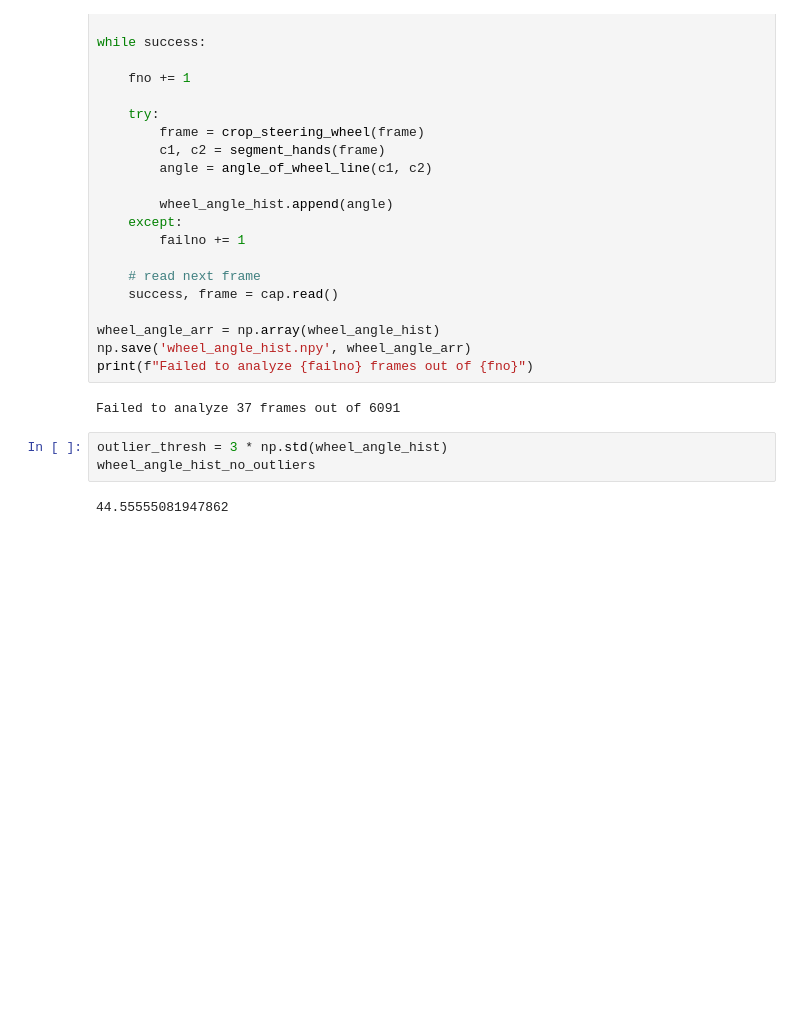
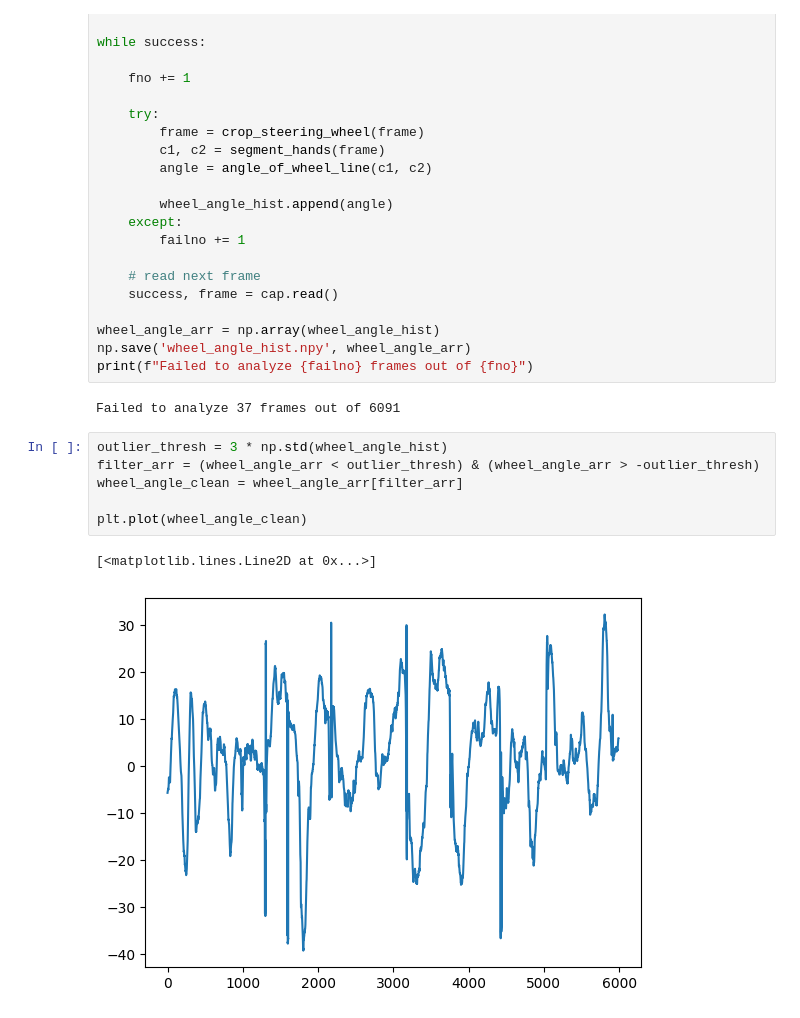
Before and after one commit to Timevdo/cs585-project, a Jupyter notebook: audi_workbook.ipynb, the cells around one changed output. Saved outputs shown, nothing was run; the diff lists cells and outputs as text; blank space fills up the shorter version.

```diff
--- a/audi_workbook.ipynb
+++ b/audi_workbook.ipynb
@@ -116,6 +116,10 @@ print(f"Failed to analyze {failno} frames out of {fno}")
 Failed to analyze 37 frames out of 6091
 # %%
 outlier_thresh = 3 * np.std(wheel_angle_hist)
-wheel_angle_hist_no_outliers
+filter_arr = (wheel_angle_arr < outlier_thresh) & (wheel_angle_arr > -outlier_thresh)
+wheel_angle_clean = wheel_angle_arr[filter_arr]
+
+plt.plot(wheel_angle_clean)
 # %% [output]
-44.55555081947862
+[<matplotlib.lines.Line2D at 0x...>]
+[figure, added]
```
